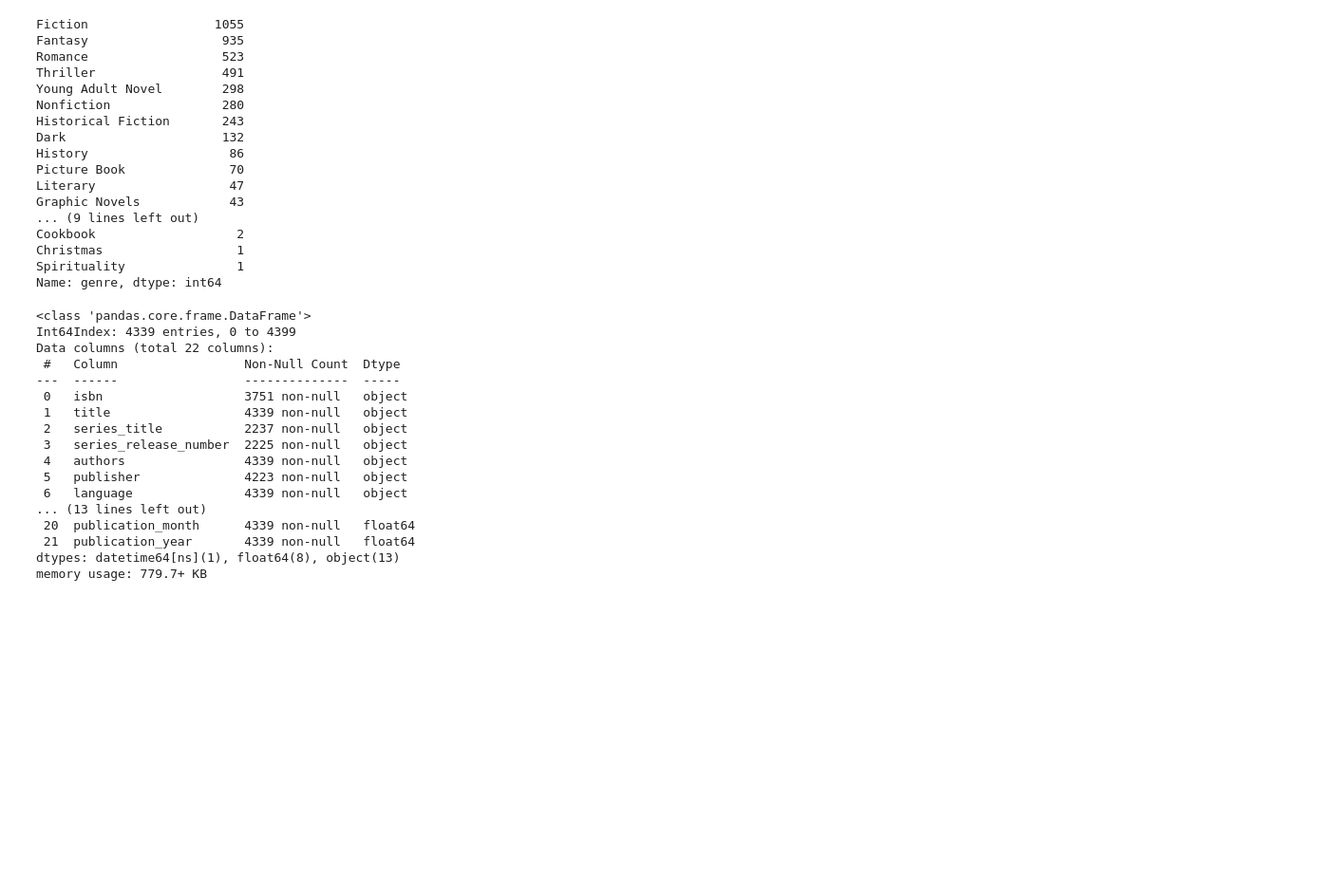
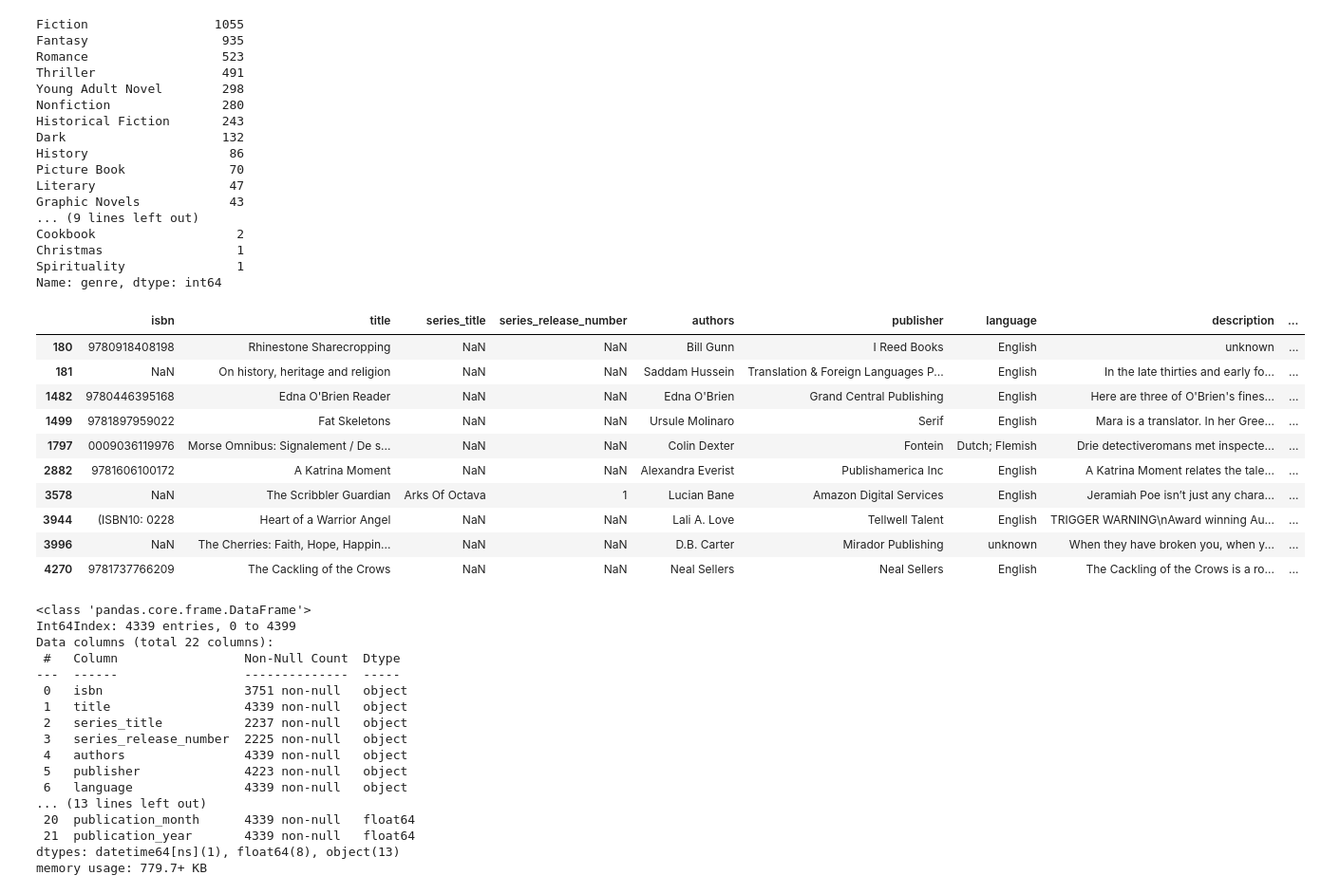
Before and after one commit to raquelmartinrodriguez/promoG-DA-modulo4-sprint2-Laura-Mora-Raquel-Martin, a Jupyter notebook: analisis_raquel.ipynb, the cells around one changed output. Shown at 95% size. Saved outputs shown, nothing was run; the diff lists cells and outputs as text; code cells hidden in the pictures; blank space fills up the shorter version.

```diff
--- a/analisis_raquel.ipynb
+++ b/analisis_raquel.ipynb
@@ -420,6 +428,20 @@ Cookbook                   2
 Christmas                  1
 Spirituality               1
 Name: genre, dtype: int64
+# %%
+df_goodreads_top100[df_goodreads_top100['genre'].isna()]
+# %% [output]
+|  | isbn | title | series_title | series_release_number | authors | publisher | language | description | ... |
+| 180 | 9780918408198 | Rhinestone Sharecropping | NaN | NaN | Bill Gunn | I Reed Books | English | unknown | ... |
+| 181 | NaN | On history, heritage and religion | NaN | NaN | Saddam Hussein | Translation & Foreign Languages P... | English | In the late thirties and early fo... | ... |
+| 1482 | 9780446395168 | Edna O'Brien Reader | NaN | NaN | Edna O'Brien | Grand Central Publishing | English | Here are three of O'Brien's fines... | ... |
+| 1499 | 9781897959022 | Fat Skeletons | NaN | NaN | Ursule Molinaro | Serif | English | Mara is a translator. In her Gree... | ... |
+| 1797 | 0009036119976 | Morse Omnibus: Signalement / De s... | NaN | NaN | Colin Dexter | Fontein | Dutch; Flemish | Drie detectiveromans met inspecte... | ... |
+| 2882 | 9781606100172 | A Katrina Moment | NaN | NaN | Alexandra Everist | Publishamerica Inc | English | A Katrina Moment relates the tale... | ... |
+| 3578 | NaN | The Scribbler Guardian | Arks Of Octava | 1 | Lucian Bane | Amazon Digital Services | English | Jeramiah Poe isn’t just any chara... | ... |
+| 3944 | (ISBN10: 0228 | Heart of a Warrior Angel | NaN | NaN | Lali A. Love | Tellwell Talent | English | TRIGGER WARNING\nAward winning Au... | ... |
+| 3996 | NaN | The Cherries: Faith, Hope, Happin... | NaN | NaN | D.B. Carter | Mirador Publishing | unknown | When they have broken you, when y... | ... |
+| 4270 | 9781737766209 | The Cackling of the Crows | NaN | NaN | Neal Sellers | Neal Sellers | English | The Cackling of the Crows is a ro... | ... |
 # %%
 df_goodreads_top100.info()
 # %% [output]
```
Also changed, not shown: parts of 6 cells of this notebook.
